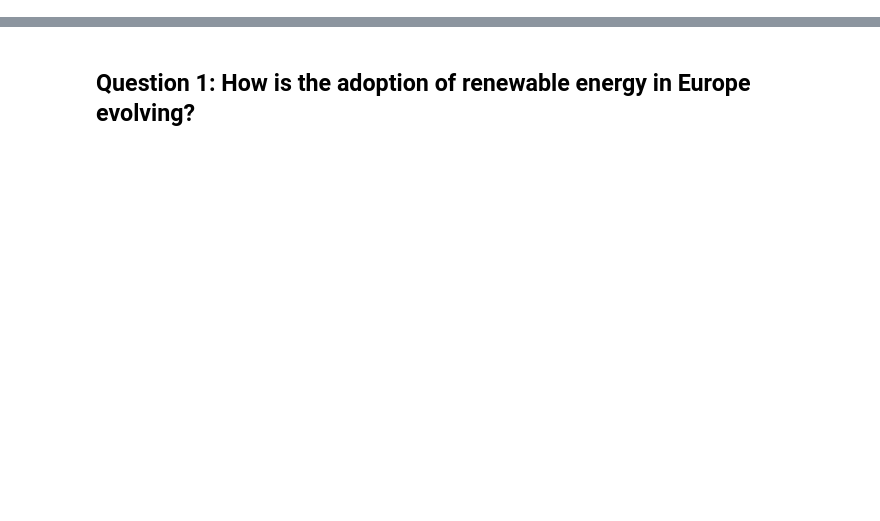
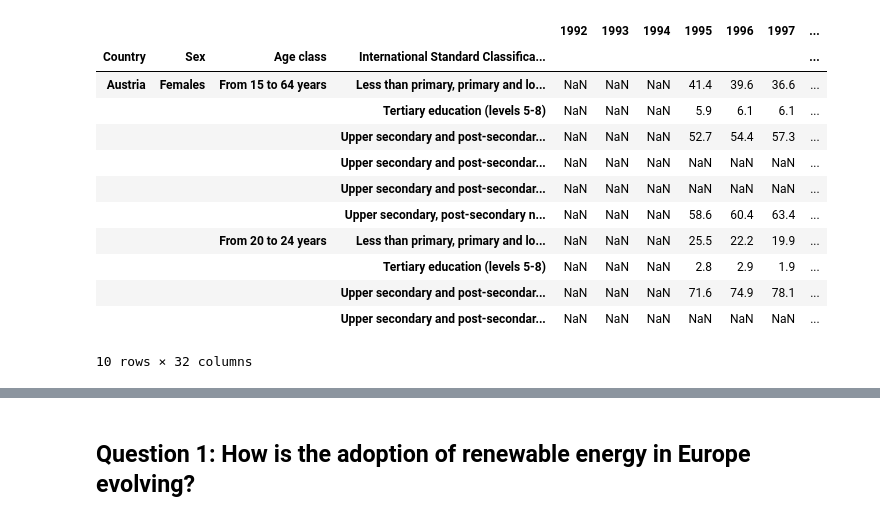
Before and after one commit to mazinator/DOPP-Group37, a Jupyter notebook: src/analysis.ipynb, the cells around one changed output, grey strips where cells are left out. Cells and saved outputs as stored; diff of their text form; code cells hidden in the pictures; blank space fills up the shorter version.

```diff
--- a/src/analysis.ipynb
+++ b/src/analysis.ipynb
@@ -77,0 +399,18 @@ def eurostat_dataset(path: str) -> pd.DataFrame:
+# %%
+df_population_by_education_sex_age = eurostat_dataset(EDAT_LFSE_03)
+label_df_population_by_education_sex_age = 'Population by educational, sex and age'
+df_population_by_education_sex_age.head(10)
+# %% [output]
+|  |  |  |  | 1992 | 1993 | 1994 | 1995 | 1996 | 1997 | ... |
+| Country | Sex | Age class | International Standard Classifica... |  |  |  |  |  |  | ... |
+| Austria | Females | From 15 to 64 years | Less than primary, primary and lo... | NaN | NaN | NaN | 41.4 | 39.6 | 36.6 | ... |
+|  |  |  | Tertiary education (levels 5-8) | NaN | NaN | NaN | 5.9 | 6.1 | 6.1 | ... |
+|  |  |  | Upper secondary and post-secondar... | NaN | NaN | NaN | 52.7 | 54.4 | 57.3 | ... |
+|  |  |  | Upper secondary and post-secondar... | NaN | NaN | NaN | NaN | NaN | NaN | ... |
+|  |  |  | Upper secondary and post-secondar... | NaN | NaN | NaN | NaN | NaN | NaN | ... |
+|  |  |  | Upper secondary, post-secondary n... | NaN | NaN | NaN | 58.6 | 60.4 | 63.4 | ... |
+|  |  | From 20 to 24 years | Less than primary, primary and lo... | NaN | NaN | NaN | 25.5 | 22.2 | 19.9 | ... |
+|  |  |  | Tertiary education (levels 5-8) | NaN | NaN | NaN | 2.8 | 2.9 | 1.9 | ... |
+|  |  |  | Upper secondary and post-secondar... | NaN | NaN | NaN | 71.6 | 74.9 | 78.1 | ... |
+|  |  |  | Upper secondary and post-secondar... | NaN | NaN | NaN | NaN | NaN | NaN | ... |
+10 rows × 32 columns
```
Also changed, not shown: parts of 27 cells of this notebook, 3 other files.
